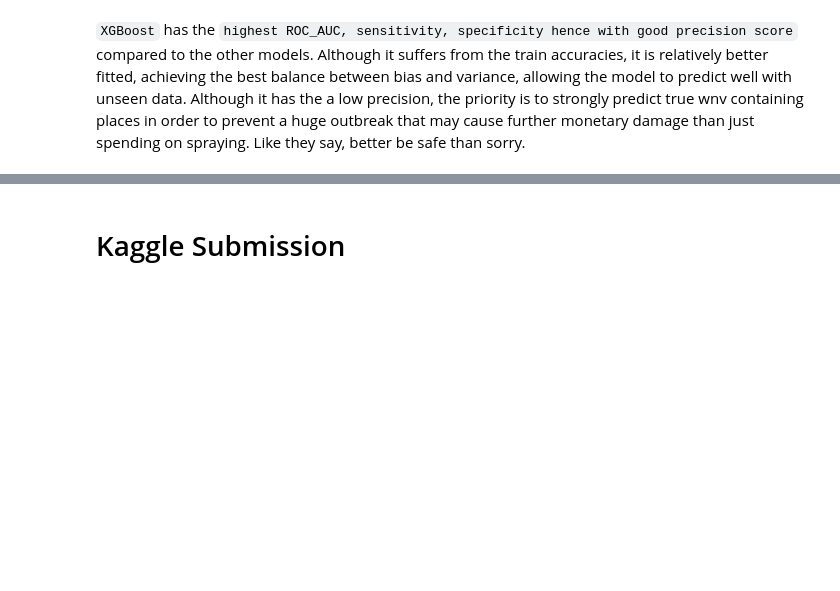
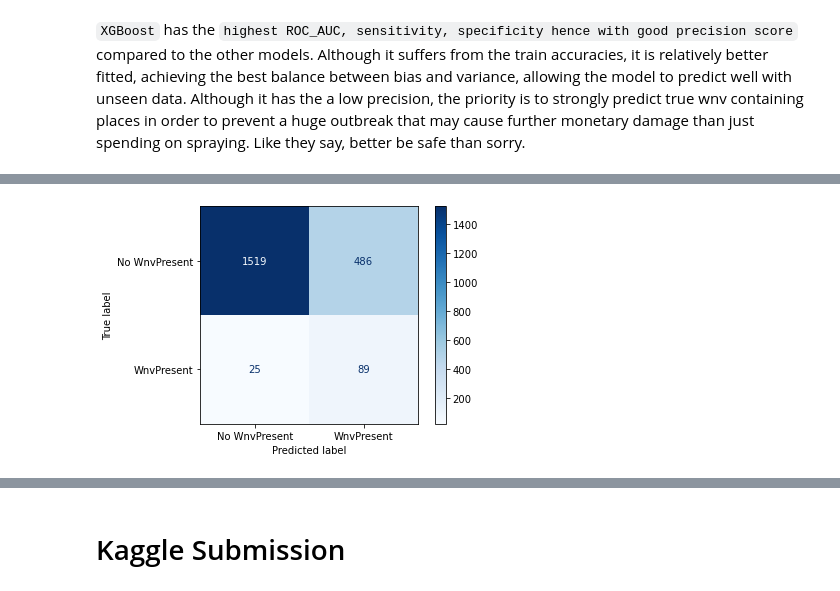
Before and after one commit to msamhz/GA-Project_4, a Jupyter notebook: code/3_Classification Modelling.ipynb, the cells around one changed output, grey strips where cells are left out. Saved outputs shown, nothing was run; the diff lists cells and outputs as text; code cells hidden in the pictures; blank space fills up the shorter version.

```diff
--- a/code/3_Classification Modelling.ipynb
+++ b/code/3_Classification Modelling.ipynb
@@ -849,0 +821,3 @@ summary_df
+# %%
+X_lag21 = lag_train_1.drop(columns = ['wnvpresent'])
+y_lag21 = lag_train_1['wnvpresent']
@@ -849,0 +855,9 @@ summary_df
+# %%
+# Scaling X_train to the standard scale.
+
+ss = StandardScaler()
+X_train_sc_lag21 = ss.fit_transform(X_train_lag21)
+
+# Transforming X_test to the same scale.
+
+X_test_sc_lag21 = ss.transform(X_test_lag21)
@@ -849,0 +874,29 @@ summary_df
+# %%
+# fit XGBoost on training data
+
+xbg_model_21 = XGBClassifier(
+    scale_pos_weight=19,
+    learning_rate = 0.1,
+    subsample = 1,
+    objective='binary:logistic',
+    reg_alpha = 0.5,
+    max_depth= 6,
+    min_child_weight = 10,
+    use_label_encoder=False,
+    eval_metric = 'auc',
+    gamma = 0.5,
+    random_state = 42
+
+)
+
+eval_set = [(X_test_sc_lag21,y_test_lag21)]
+
+# use AUC as eval matric
+xbg_model_21.fit(
+    X_train_sc_lag21,
+    y_train_lag21,
+    early_stopping_rounds=10,
+    eval_set=eval_set,
+    verbose = False,
+    eval_metric='auc'
+)
@@ -849,0 +931,6 @@ summary_df
+# %%
+# Plot Confusion matrix
+plot_confusion_matrix(xbg_model_21, X_test_sc_lag21, y_test_lag21, cmap='Blues',
+                      values_format='d', display_labels=['No WnvPresent', 'WnvPresent']);
+# %% [output]
+[figure, added]
```
Also changed, not shown: parts of 54 cells of this notebook, 3 other files.
